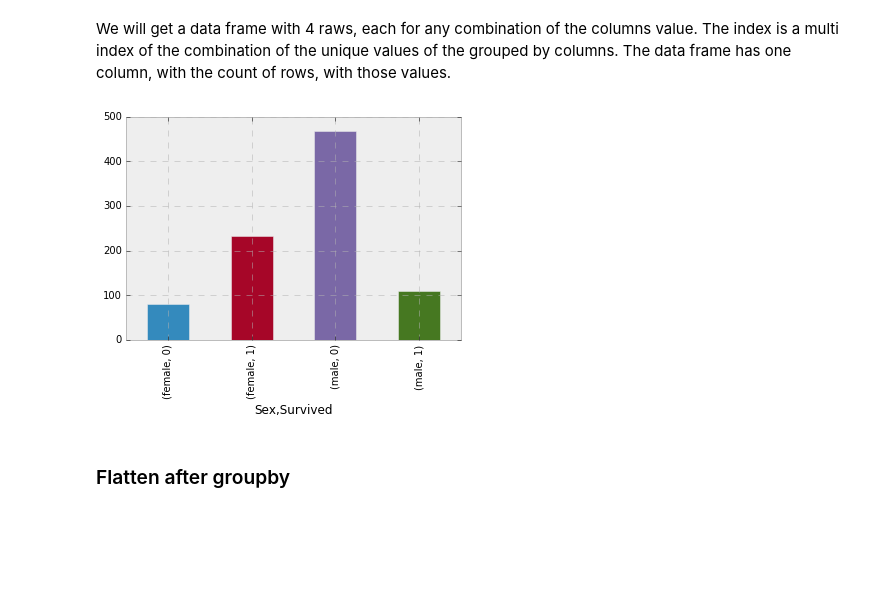
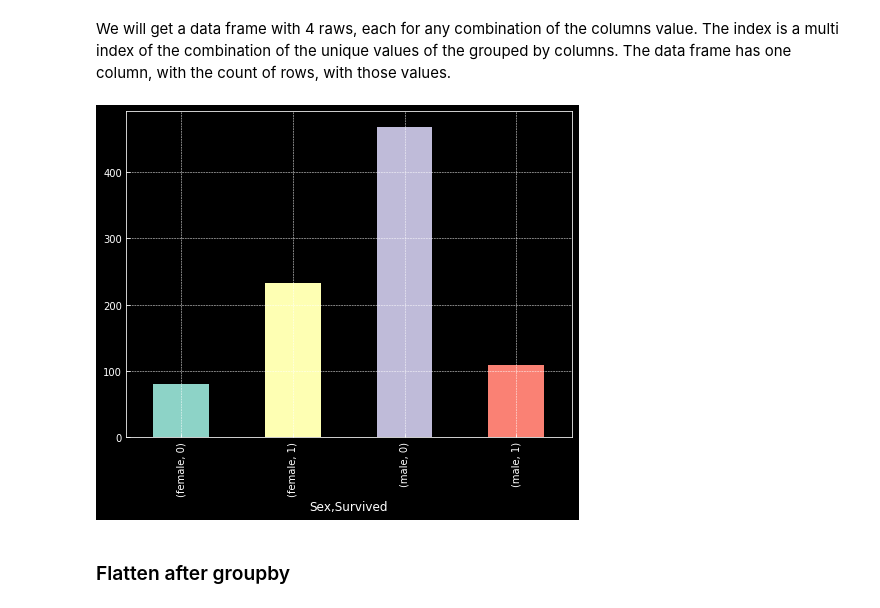
Before and after one commit to naomifridman/learn_python_pandas, a Jupyter notebook: pandas_groupby_titanic.ipynb, the cells around one changed output. Saved outputs shown, nothing was run; the diff lists cells and outputs as text; code cells hidden in the pictures; blank space fills up the shorter version.

```diff
--- a/pandas_groupby_titanic.ipynb
+++ b/pandas_groupby_titanic.ipynb
@@ -31,7 +31,7 @@ import os
 import matplotlib.pyplot as plt
 %matplotlib inline
 import numpy as np
-plt.style.use('bmh')
+plt.style.use('dark_background')
 from sklearn.preprocessing import StandardScaler
 import pandas as pd
 import seaborn as sns
@@ -47,7 +47,7 @@ Read only the following features:
 *	Fare: Passenger fare
 *	Embarked: Port of embarkation (C = Cherbourg; Q = Queenstown; S = Southampton)
 # %%
-cols = ['Survived','Pclass','Sex','Age','SibSp','Parch','Fare','Embarked']
+cols = ['Survived','Pclass','Sex','Age','SibSp','Embarked']
 df= pd.read_csv('data.csv',usecols = cols)
 df.head()
 # %% [output]
@@ -192,9 +190,9 @@ Name: Survived, dtype: int64
 # %% [markdown]
 We will get a data frame with 4 raws, each for any combination of the columns value. The index is a multi index of the combination of the unique values of the grouped by columns. The data frame has one column, with the count of rows, with those values.
 # %%
-df.groupby(['Sex', 'Survived'] )['Survived'].count().plot.bar();
+df.groupby(['Sex', 'Survived'] )['Survived'].count().plot.bar(figsize=(8, 6));
 # %% [output]
-[figure, old version]
+[figure, new version]
 # %% [markdown]
 ### Flatten after groupby
 # %% [markdown]
```
Also changed, not shown: parts of 20 cells of this notebook.
